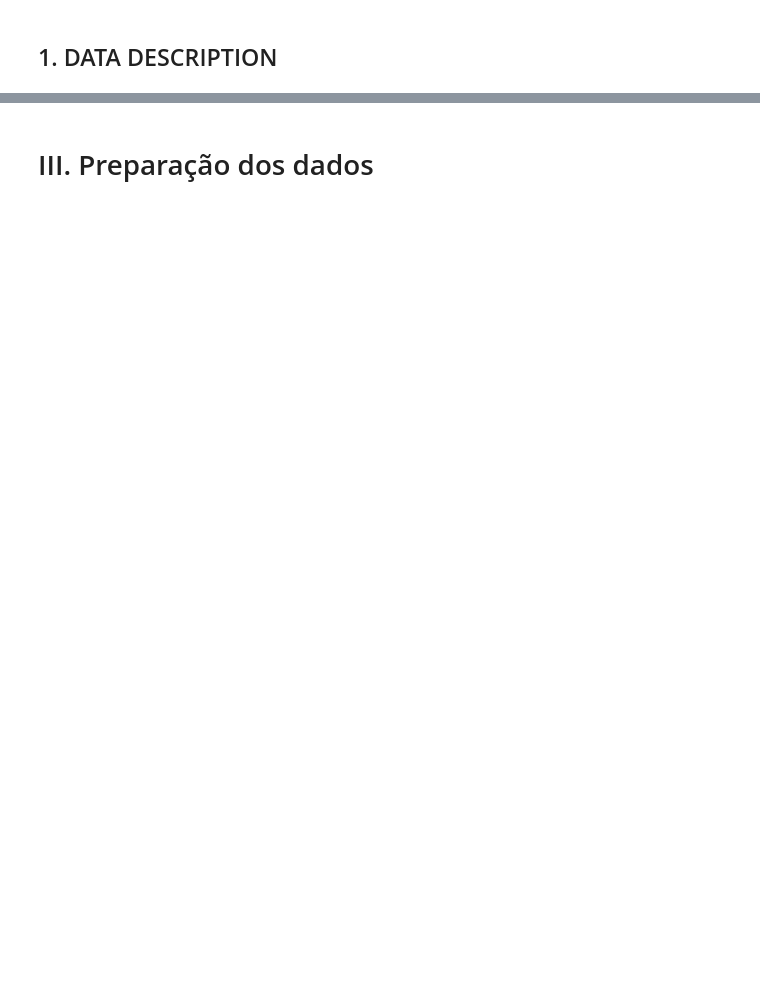
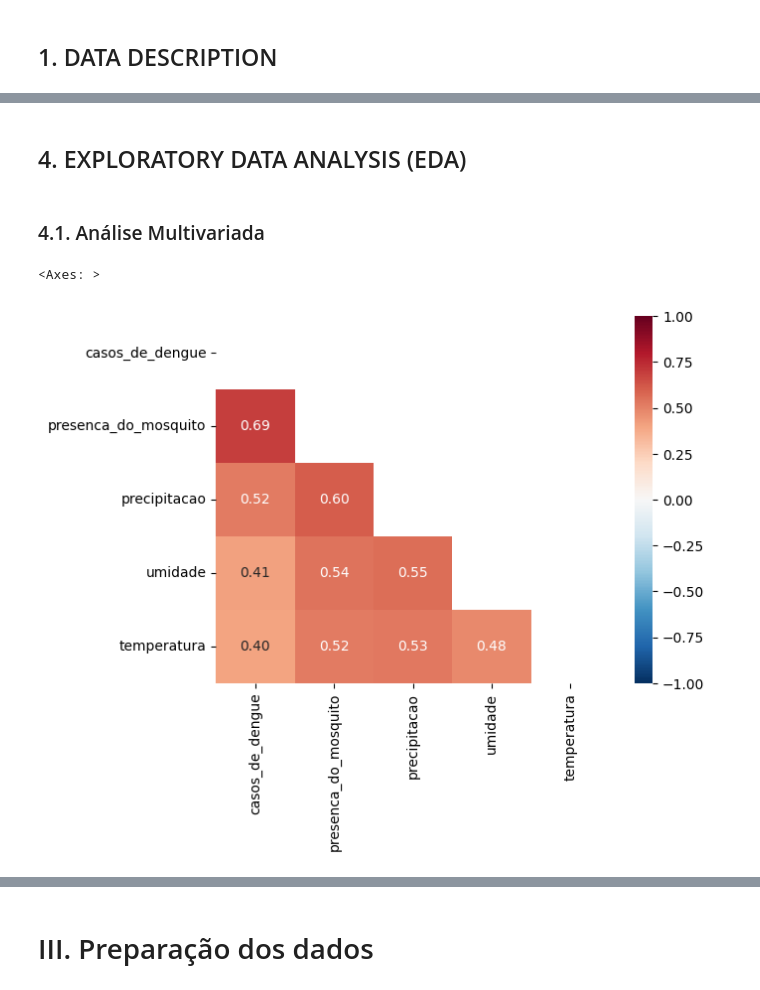
Before and after one commit to paulawehdorn/prever_casos_de_dengue, a Jupyter notebook: notebooks/Hackday_8_melhor.ipynb, the cells around one changed output, grey strips where cells are left out. Drawn from its saved outputs; the diff is of its cells as text; code cells hidden in the pictures; blank space fills up the shorter version.

```diff
--- a/notebooks/Hackday_8_melhor.ipynb
+++ b/notebooks/Hackday_8_melhor.ipynb
@@ -155,0 +242,7 @@ Date 	| identificador único da loja;
+# %%
+# Unir tabelas
+df_raw = pd.merge(tb_fato, tb_casos_dengue, how='left', on='Date', suffixes=('_fato', '_casos'))
+df_raw = df_raw.merge(tb_agua_parada, how='left', on='Date', suffixes=('', '_agua'))
+df_raw = df_raw.merge(tb_condicoes_climaticas, how='left', on='Date', suffixes=('', '_cli'))
+df_raw = df_raw.merge(tb_falta_higiene, how='left', on='Date', suffixes=('', '_hig'))
+df_raw = df_raw.merge(tb_conscientizacao, how='left', left_on='conscientização da população', right_on='id', suffixes=('', '_consc'))
@@ -156,2 +251,9 @@ Date 	| identificador único da loja;
+# %%
+# Separar o arquivo de teste (os últimos 1500 dias, onde os casos de dengue estão faltando)
+df_teste_raw = df_raw.loc[df_raw['Casos de dengue'].isna(), :].reset_index(drop=True)
+
+# Remover os dados da amostra
+casos_faltantes = df_raw.loc[df_raw['Casos de dengue'].isna(), :].index
+df_raw = df_raw.drop(casos_faltantes, axis=0).reset_index(drop=True)
 # %% [markdown]
 ## 1. DATA DESCRIPTION
@@ -504,0 +370,21 @@ plt.show()
+# %%
+# Colunas selecionadas para análise = 'date', 'status', 'precipitacao', 'umidade', 'temperatura', 'presenca_do_mosquito', 'casos_de_dengue'
+# Numéricas: 'casos_de_dengue', 'presenca_do_mosquito', 'precipitacao', 'umidade', 'temperatura'
+# Categóricas: 'status'
+# Data: 'date'
+
+colunas_float = ['precipitacao',
+                 'umidade',
+                 'temperatura']
+
+colunas_int = ['casos_de_dengue',
+               'presenca_do_mosquito']
+
+df_cleaned = data_cleaning(df_raw, colunas_float, colunas_int)
+selected_rows = colunas_int + colunas_float + ['date']
+
+# Imprimir descrição dos dados depois da limpeza
+print('*' *9 + ' Descrição dos dados de treino | DEPOIS ' + '*' *8)
+data_description(df_cleaned[selected_rows])
+
+df = df_cleaned[selected_rows].copy()
@@ -504,0 +419,13 @@ plt.show()
+# %% [markdown]
+## 4. EXPLORATORY DATA ANALYSIS (EDA)
+# %% [markdown]
+### 4.1.  Análise Multivariada
+# %%
+dfc = df[['casos_de_dengue', 'presenca_do_mosquito', 'precipitacao', 'umidade', 'temperatura']].corr()
+mask  = np.zeros(dfc.shape).astype(bool)
+mask[np.triu_indices_from(mask)] = True
+
+sns.heatmap(dfc, annot=True, fmt='.2f', center=0, vmax=1, vmin=-1, cmap='RdBu_r', mask=mask)
+# %% [output]
+<Axes: >
+[figure, added]
```
Also changed, not shown: parts of 198 cells of this notebook, 3 other files.
